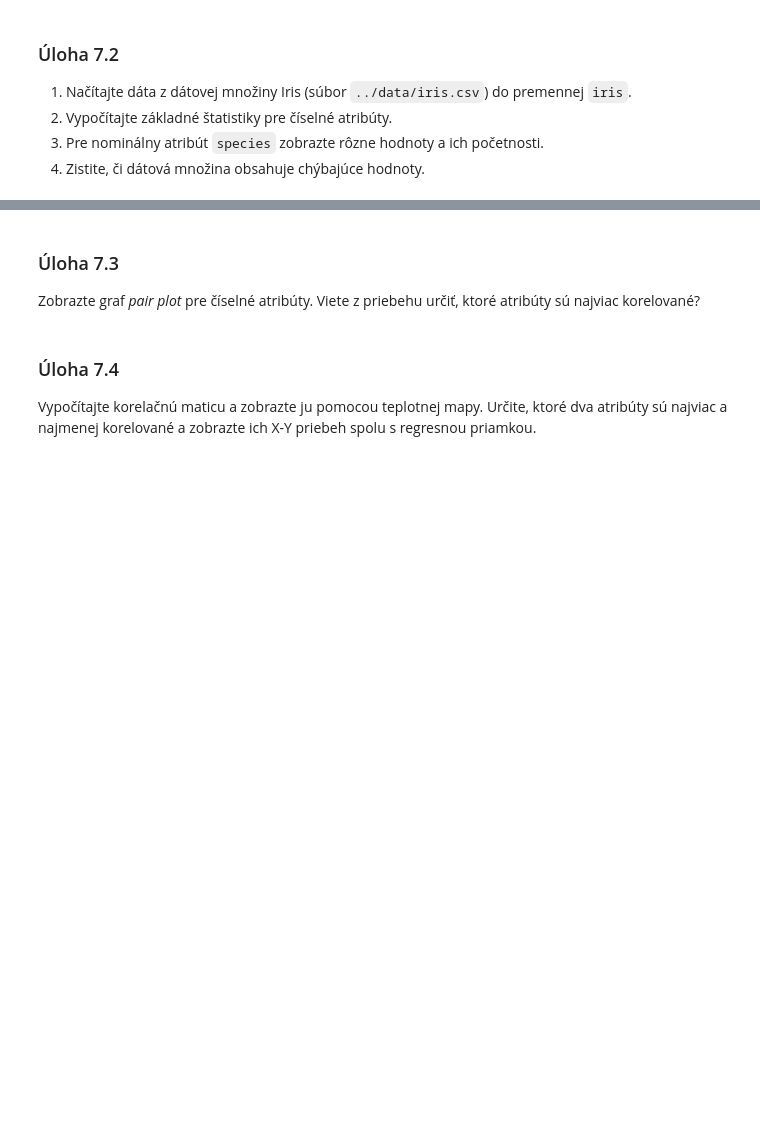
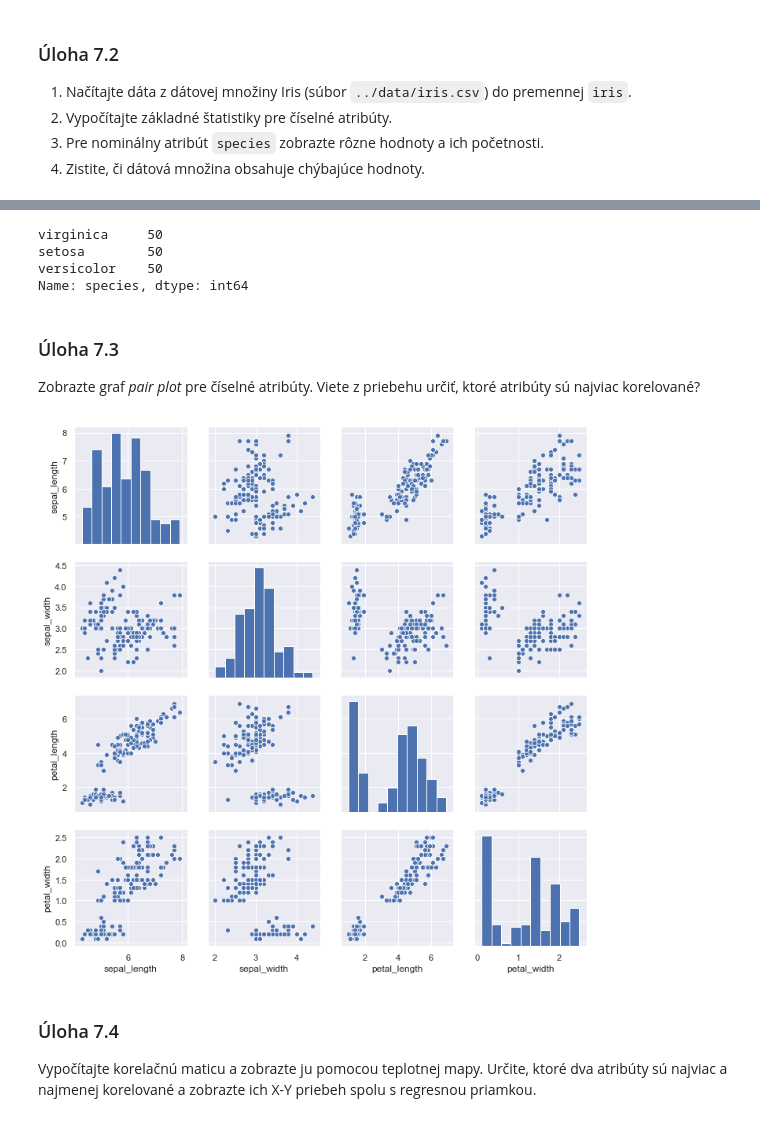
Before and after one commit to renatahudakova/wda, a Jupyter notebook: 7cvicenie/notebooks/happiness1.ipynb, the cells around one changed output, grey strips where cells are left out. Cells and saved outputs as stored; diff of their text form; code cells hidden in the pictures; blank space fills up the shorter version.

```diff
--- a/7cvicenie/notebooks/happiness1.ipynb
+++ b/7cvicenie/notebooks/happiness1.ipynb
@@ -392,3 +394,6 @@ dĺžkou a šírkou okvetných listov (`petal_width`, `petal_heaight`) a dĺžko
 2. Vypočítajte základné štatistiky pre číselné atribúty.
 3. Pre nominálny atribút `species` zobrazte rôzne hodnoty a ich početnosti.
 4. Zistite, či dátová množina obsahuje chýbajúce hodnoty.
+# %%
+iris = pd.read_csv("../data/iris.csv")
+iris.columns
@@ -395,7 +416,18 @@ dĺžkou a šírkou okvetných listov (`petal_width`, `petal_heaight`) a dĺžko
+# %%
+iris['species'].value_counts()
+# %% [output]
+virginica     50
+setosa        50
+versicolor    50
+Name: species, dtype: int64
 # %% [markdown]
 ### Úloha 7.3
 
 Zobrazte graf _pair plot_ pre číselné atribúty. Viete z priebehu určiť, ktoré atribúty sú najviac korelované?
+# %%
+l = sns.pairplot(iris)
+# %% [output]
+[figure, added]
 # %% [markdown]
 ### Úloha 7.4
 
```
Also changed, not shown: parts of 4 cells of this notebook, 2 other files.
